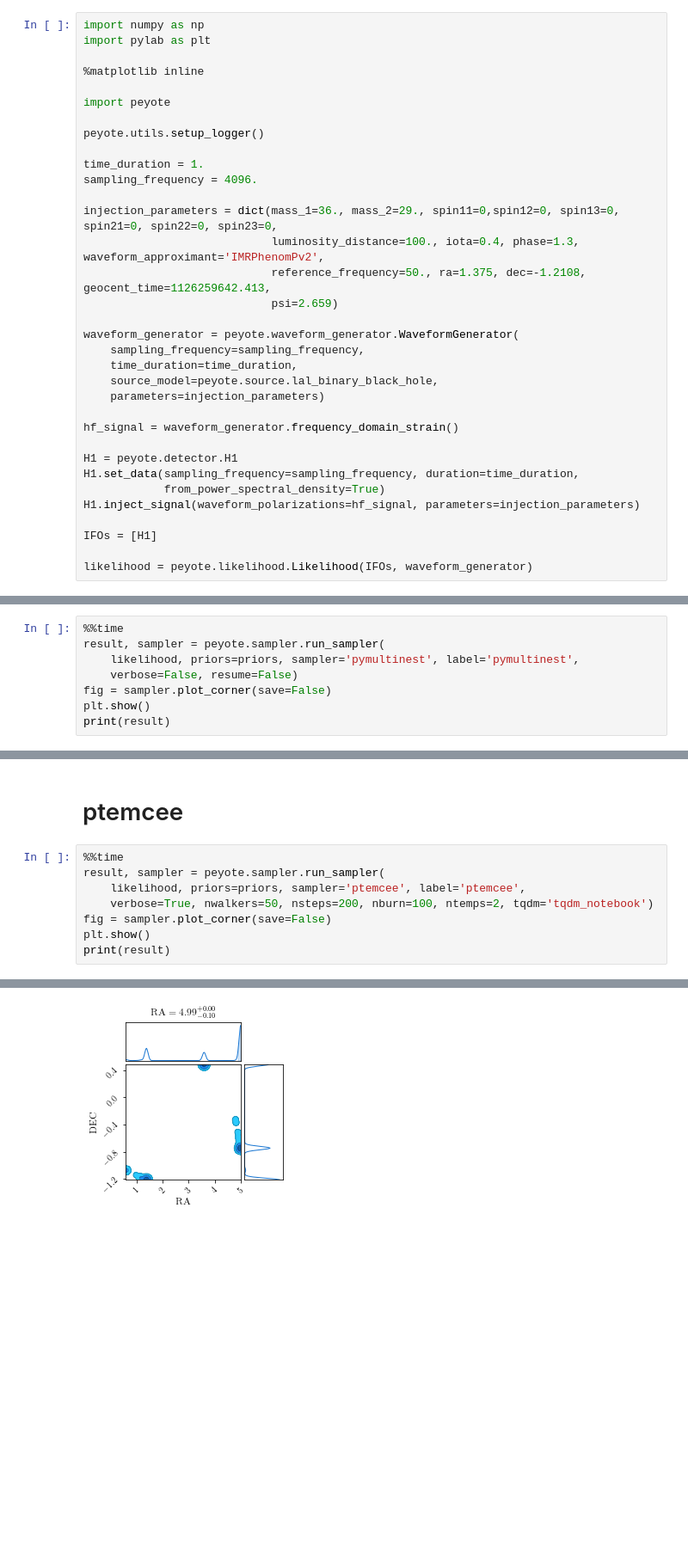
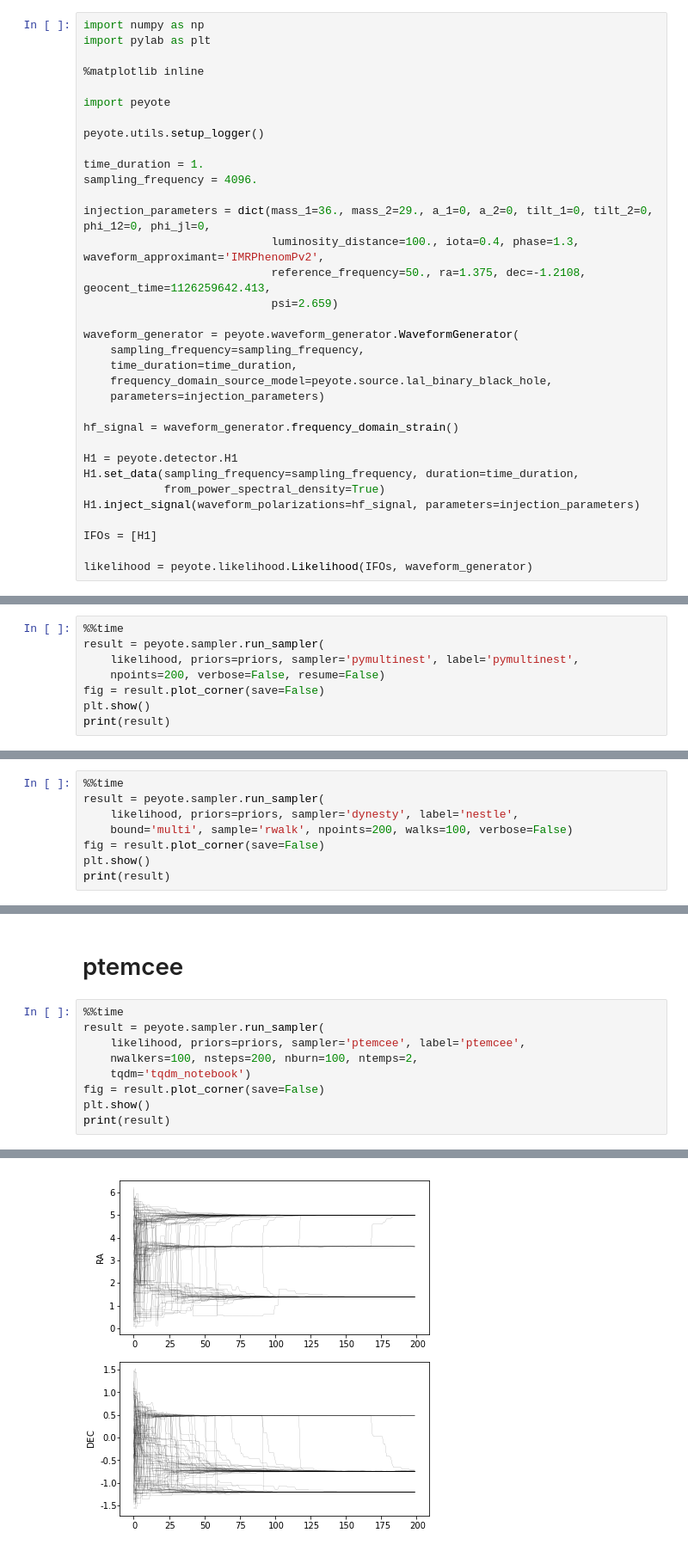
Before and after one commit to bilby-dev/bilby, a Jupyter notebook: tutorials/Compare_samplers.ipynb, the cells around one changed output, grey strips where cells are left out. Shown: that part at 86% size. Drawn from its saved outputs; the diff is of its cells as text; blank space fills up the shorter version.

Commit message:
Add dynesty and fix ptemcee bugs after merge

```diff
--- a/tutorials/Compare_samplers.ipynb
+++ b/tutorials/Compare_samplers.ipynb
@@ -17,7 +17,7 @@ peyote.utils.setup_logger()
 time_duration = 1.
 sampling_frequency = 4096.
 
-injection_parameters = dict(mass_1=36., mass_2=29., spin11=0,spin12=0, spin13=0, spin21=0, spin22=0, spin23=0,
+injection_parameters = dict(mass_1=36., mass_2=29., a_1=0, a_2=0, tilt_1=0, tilt_2=0, phi_12=0, phi_jl=0,
                             luminosity_distance=100., iota=0.4, phase=1.3, waveform_approximant='IMRPhenomPv2',
                             reference_frequency=50., ra=1.375, dec=-1.2108, geocent_time=1126259642.413,
                             psi=2.659)
@@ -25,7 +25,7 @@ injection_parameters = dict(mass_1=36., mass_2=29., spin11=0,spin12=0, spin13=0,
 waveform_generator = peyote.waveform_generator.WaveformGenerator(
     sampling_frequency=sampling_frequency,
     time_duration=time_duration,
-    source_model=peyote.source.lal_binary_black_hole,
+    frequency_domain_source_model=peyote.source.lal_binary_black_hole,
     parameters=injection_parameters)
 
 hf_signal = waveform_generator.frequency_domain_strain()
@@ -55,10 +54,10 @@ Expected parameter waveform_approximant to be a float or int but was <type 'str'
 ## PyMultinest
 # %%
 %%time
-result, sampler = peyote.sampler.run_sampler(
+result = peyote.sampler.run_sampler(
     likelihood, priors=priors, sampler='pymultinest', label='pymultinest',
-    verbose=False, resume=False)
-fig = sampler.plot_corner(save=False)
+    npoints=200, verbose=False, resume=False)
+fig = result.plot_corner(save=False)
 plt.show()
 print(result)
 # %% [output]
@@ -90,0 +99,8 @@ Wall time: 1min 22s
+# %%
+%%time
+result = peyote.sampler.run_sampler(
+    likelihood, priors=priors, sampler='dynesty', label='nestle',
+    bound='multi', sample='rwalk', npoints=200, walks=100, verbose=False)
+fig = result.plot_corner(save=False)
+plt.show()
+print(result)
@@ -92,10 +140,11 @@ Wall time: 1min 22s
 # ptemcee
 # %%
 %%time
-result, sampler = peyote.sampler.run_sampler(
+result = peyote.sampler.run_sampler(
     likelihood, priors=priors, sampler='ptemcee', label='ptemcee',
-    verbose=True, nwalkers=50, nsteps=200, nburn=100, ntemps=2, tqdm='tqdm_notebook')
-fig = sampler.plot_corner(save=False)
+    nwalkers=100, nsteps=200, nburn=100, ntemps=2,
+    tqdm='tqdm_notebook')
+fig = result.plot_corner(save=False)
 plt.show()
 print(result)
 # %% [output]
@@ -126 +180 @@ A Jupyter Widget
-[figure, old version]
+[figure, new version]
```
Also changed, not shown: parts of 6 cells of this notebook, 1 other file.
